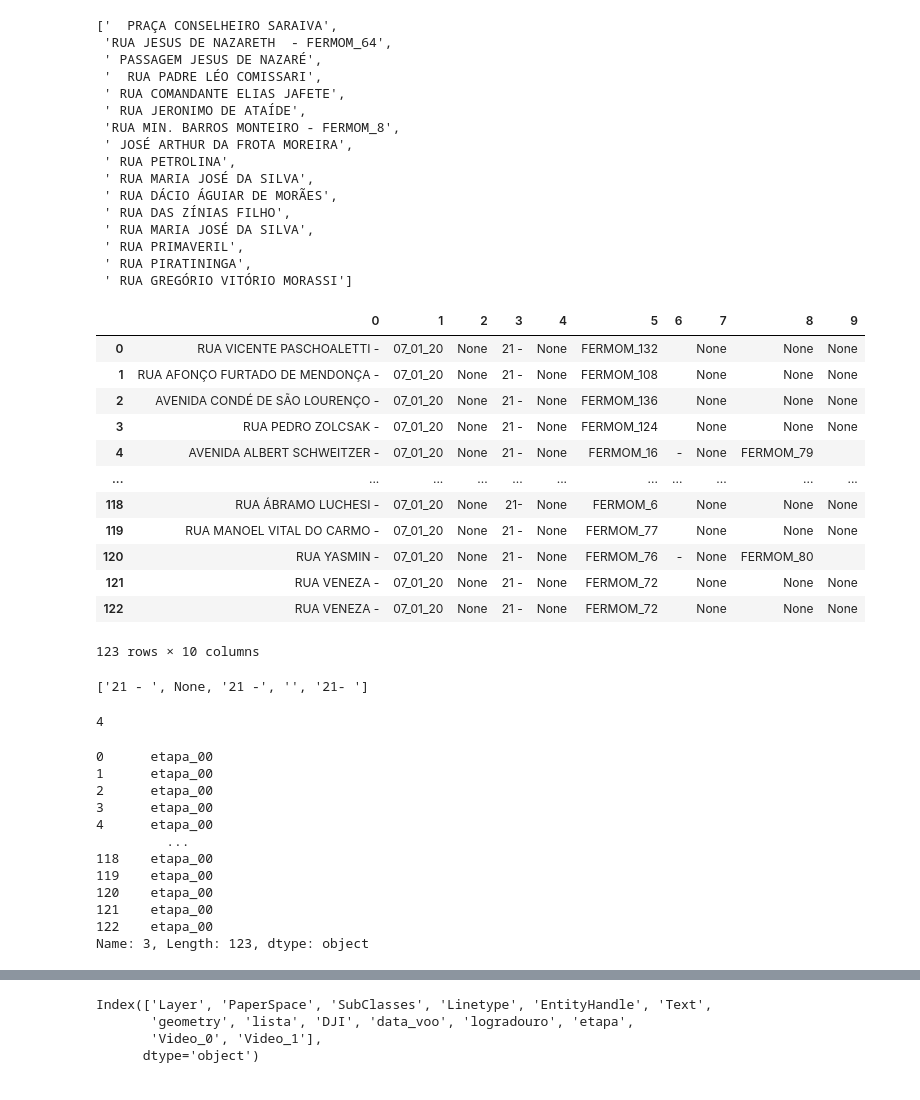
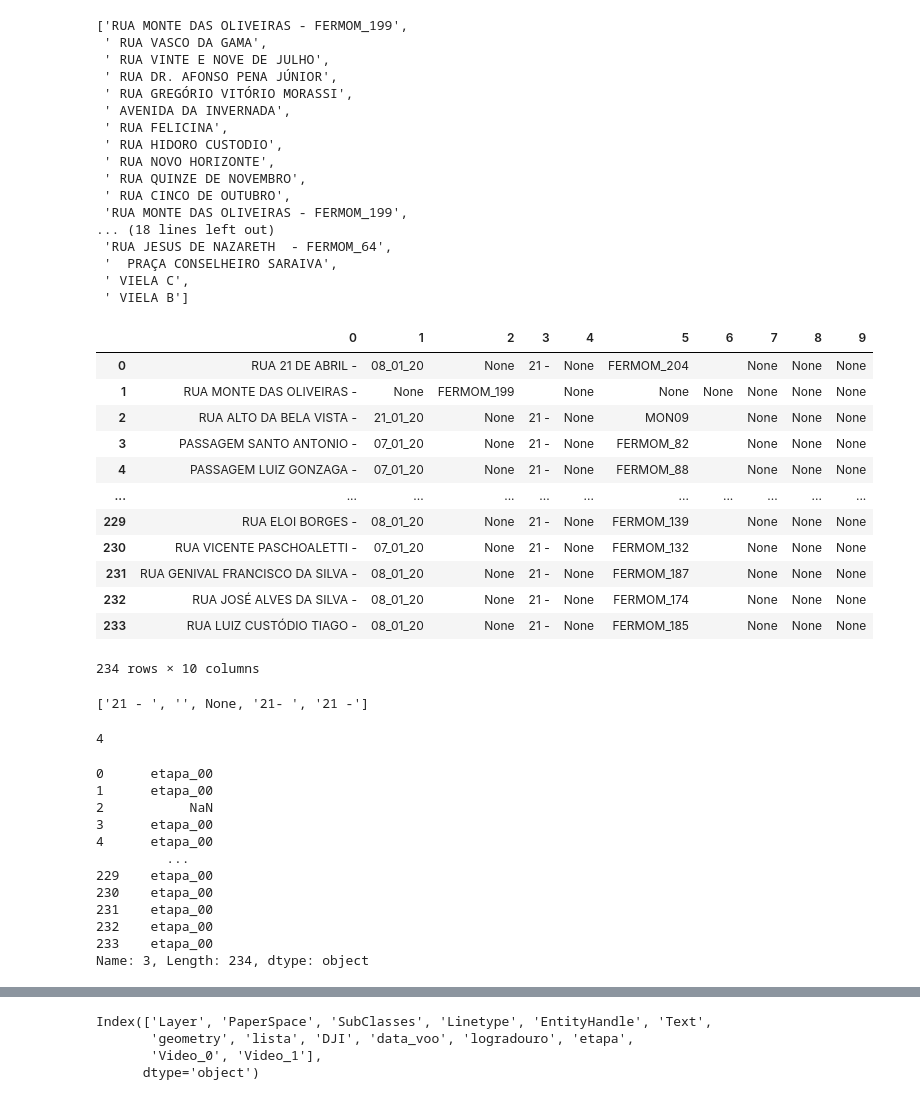
Before and after one commit to feromes/voos-drone-SBC, a Jupyter notebook: Relacionando ruas Programa PROSABS FERRAZOPOLIS-MONTANHAO.ipynb, the cells around one changed output, grey strips where cells are left out. Cells and saved outputs as stored; diff of their text form; code cells hidden in the pictures.

```diff
--- a/Relacionando ruas Programa PROSABS FERRAZOPOLIS-MONTANHAO.ipynb
+++ b/Relacionando ruas Programa PROSABS FERRAZOPOLIS-MONTANHAO.ipynb
@@ -41,7 +41,7 @@ gdf_dxf['Layer'] = gdf_dxf.Layer.str.replace('MCT -', '')
 # %%
 gdf_dxf['lista'] = gdf_dxf.Layer.str.split(' - ')
 # %%
-gdf_dxf['DJI'] = gdf_dxf.Layer.str.findall('FERMOM_[0-9]{1,4}')
+gdf_dxf['DJI'] = gdf_dxf.Layer.str.findall('FERMOM_[0-9]{1,4}|MON[0-9]{2}')
 # %%
 gdf_dxf.DJI
 # %% [output]
@@ -66,41 +66,42 @@ gdf_dxf['logradouro'] = gdf_dxf.lista.apply(lambda x: x[0])
 # %%
 gdf_dxf.loc[gdf_dxf['data_voo'].isna(), 'Layer'].to_list()
 # %% [output]
-['  PRAÇA CONSELHEIRO SARAIVA',
+['RUA MONTE DAS OLIVEIRAS - FERMOM_199',
+ ' RUA VASCO DA GAMA',
+ ' RUA VINTE E NOVE DE JULHO',
+ ' RUA DR. AFONSO PENA JÚNIOR',
+ ' RUA GREGÓRIO VITÓRIO MORASSI',
+ ' AVENIDA DA INVERNADA',
+ ' RUA FELICINA',
+ ' RUA HIDORO CUSTODIO',
+ ' RUA NOVO HORIZONTE',
+ ' RUA QUINZE DE NOVEMBRO',
+ ' RUA CINCO DE OUTUBRO',
+ 'RUA MONTE DAS OLIVEIRAS - FERMOM_199',
+... (18 lines left out)
  'RUA JESUS DE NAZARETH  - FERMOM_64',
- ' PASSAGEM JESUS DE NAZARÉ',
- '  RUA PADRE LÉO COMISSARI',
- ' RUA COMANDANTE ELIAS JAFETE',
- ' RUA JERONIMO DE ATAÍDE',
- 'RUA MIN. BARROS MONTEIRO - FERMOM_8',
- ' JOSÉ ARTHUR DA FROTA MOREIRA',
- ' RUA PETROLINA',
- ' RUA MARIA JOSÉ DA SILVA',
- ' RUA DÁCIO ÁGUIAR DE MORÃES',
- ' RUA DAS ZÍNIAS FILHO',
- ' RUA MARIA JOSÉ DA SILVA',
- ' RUA PRIMAVERIL',
- ' RUA PIRATININGA',
- ' RUA GREGÓRIO VITÓRIO MORASSI']
+ '  PRAÇA CONSELHEIRO SARAIVA',
+ ' VIELA C',
+ ' VIELA B']
 # %%
-gdf_dxf.Layer.str.split('([0-9]{1,2}_[0-9]{2}_[0-9]{2})|(FERMOM_[0-9]{1,4})', expand=True)
+gdf_dxf.Layer.str.split('([0-9]{1,2}_[0-9]{2}_[0-9]{2})|(FERMOM_[0-9]{1,4}|MON[0-9]{2})', expand=True)
 # %% [output]
 |  | 0 | 1 | 2 | 3 | 4 | 5 | 6 | 7 | 8 | 9 |
-| 0 | RUA VICENTE PASCHOALETTI - | 07_01_20 | None | 21 - | None | FERMOM_132 |  | None | None | None |
-| 1 | RUA AFONÇO FURTADO DE MENDONÇA - | 07_01_20 | None | 21 - | None | FERMOM_108 |  | None | None | None |
-| 2 | AVENIDA CONDÉ DE SÃO LOURENÇO - | 07_01_20 | None | 21 - | None | FERMOM_136 |  | None | None | None |
-| 3 | RUA PEDRO ZOLCSAK - | 07_01_20 | None | 21 - | None | FERMOM_124 |  | None | None | None |
-| 4 | AVENIDA ALBERT SCHWEITZER - | 07_01_20 | None | 21 - | None | FERMOM_16 | - | None | FERMOM_79 |  |
+| 0 | RUA 21 DE ABRIL - | 08_01_20 | None | 21 - | None | FERMOM_204 |  | None | None | None |
+| 1 | RUA MONTE DAS OLIVEIRAS - | None | FERMOM_199 |  | None | None | None | None | None | None |
+| 2 | RUA ALTO DA BELA VISTA - | 21_01_20 | None | 21 - | None | MON09 |  | None | None | None |
+| 3 | PASSAGEM SANTO ANTONIO - | 07_01_20 | None | 21 - | None | FERMOM_82 |  | None | None | None |
+| 4 | PASSAGEM LUIZ GONZAGA - | 07_01_20 | None | 21 - | None | FERMOM_88 |  | None | None | None |
 | ... | ... | ... | ... | ... | ... | ... | ... | ... | ... | ... |
-| 118 | RUA ÁBRAMO LUCHESI - | 07_01_20 | None | 21- | None | FERMOM_6 |  | None | None | None |
-| 119 | RUA MANOEL VITAL DO CARMO - | 07_01_20 | None | 21 - | None | FERMOM_77 |  | None | None | None |
-| 120 | RUA YASMIN - | 07_01_20 | None | 21 - | None | FERMOM_76 | - | None | FERMOM_80 |  |
-| 121 | RUA VENEZA - | 07_01_20 | None | 21 - | None | FERMOM_72 |  | None | None | None |
-| 122 | RUA VENEZA - | 07_01_20 | None | 21 - | None | FERMOM_72 |  | None | None | None |
+| 229 | RUA ELOI BORGES - | 08_01_20 | None | 21 - | None | FERMOM_139 |  | None | None | None |
+| 230 | RUA VICENTE PASCHOALETTI - | 07_01_20 | None | 21 - | None | FERMOM_132 |  | None | None | None |
+| 231 | RUA GENIVAL FRANCISCO DA SILVA - | 08_01_20 | None | 21 - | None | FERMOM_187 |  | None | None | None |
+| 232 | RUA JOSÉ ALVES DA SILVA - | 08_01_20 | None | 21 - | None | FERMOM_174 |  | None | None | None |
+| 233 | RUA LUIZ CUSTÓDIO TIAGO - | 08_01_20 | None | 21 - | None | FERMOM_185 |  | None | None | None |
-123 rows × 10 columns
+234 rows × 10 columns
 # %%
-gdf_dxf.Layer.str.split('([0-9]{1,2}_[0-9]{2}_[0-9]{2})|(FERMOM_[0-9]{1,4})', expand=True)[3].unique().tolist()
+gdf_dxf.Layer.str.split('([0-9]{1,2}_[0-9]{2}_[0-9]{2})|(FERMOM_[0-9]{1,4}|MON[0-9]{2})', expand=True)[3].unique().tolist()
 # %% [output]
-['21 - ', None, '21 -', '', '21- ']
+['21 - ', '', None, '21- ', '21 -']
 # %%
 etapas = {
@@ -118,14 +119,14 @@ gdf_dxf.Layer.str.split('([0-9]{1,2}_[0-9]{2}_[0-9]{2})|(FERMOM_[0-9]{1,4})', ex
 # %% [output]
 0      etapa_00
 1      etapa_00
-2      etapa_00
+2           NaN
 3      etapa_00
 4      etapa_00
          ...
-118    etapa_00
-119    etapa_00
-120    etapa_00
-121    etapa_00
-122    etapa_00
-Name: 3, Length: 123, dtype: object
+229    etapa_00
+230    etapa_00
+231    etapa_00
+232    etapa_00
+233    etapa_00
+Name: 3, Length: 234, dtype: object
 # %%
```
Also changed, not shown: parts of 12 cells of this notebook, 47 other files.
